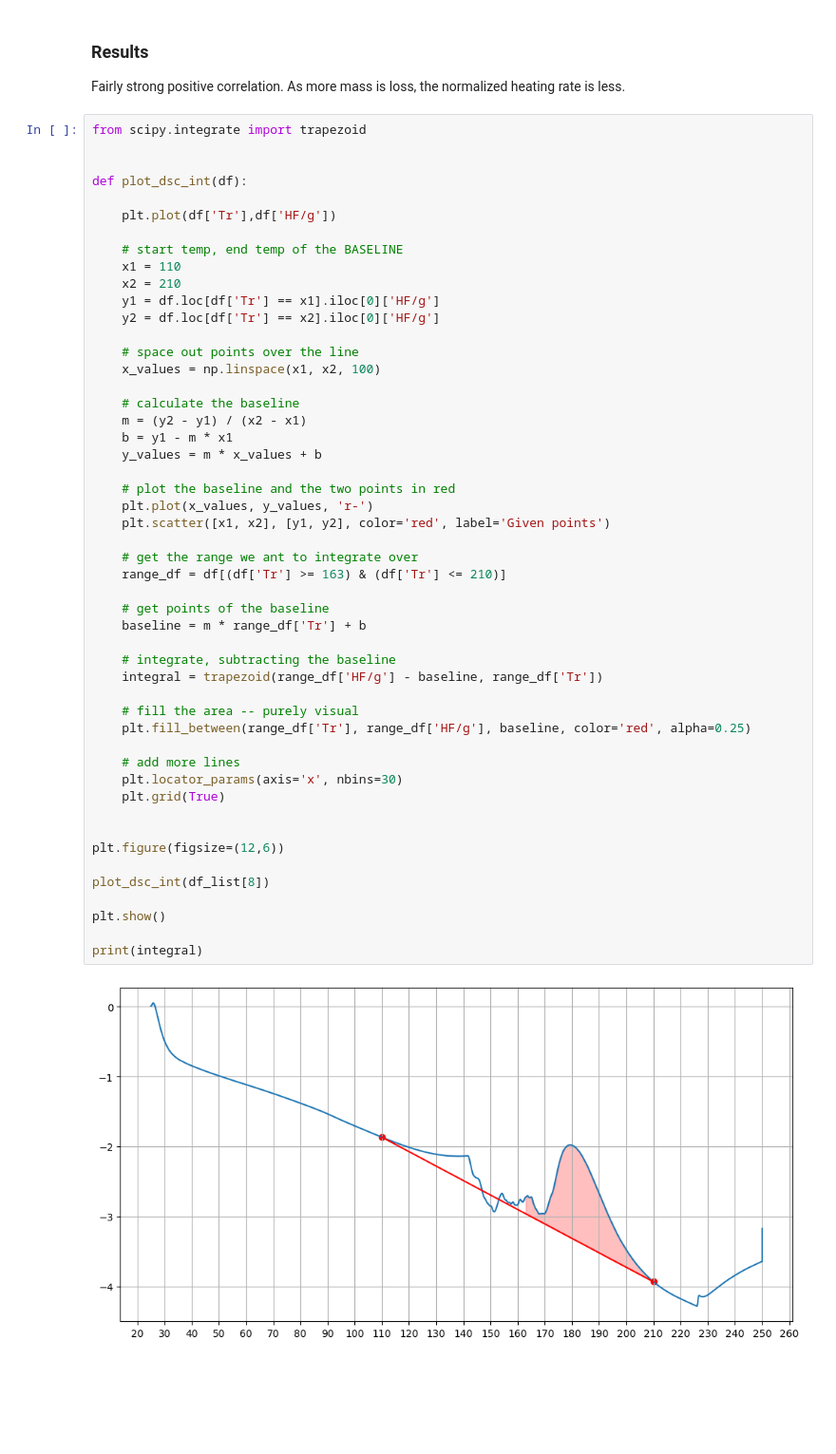
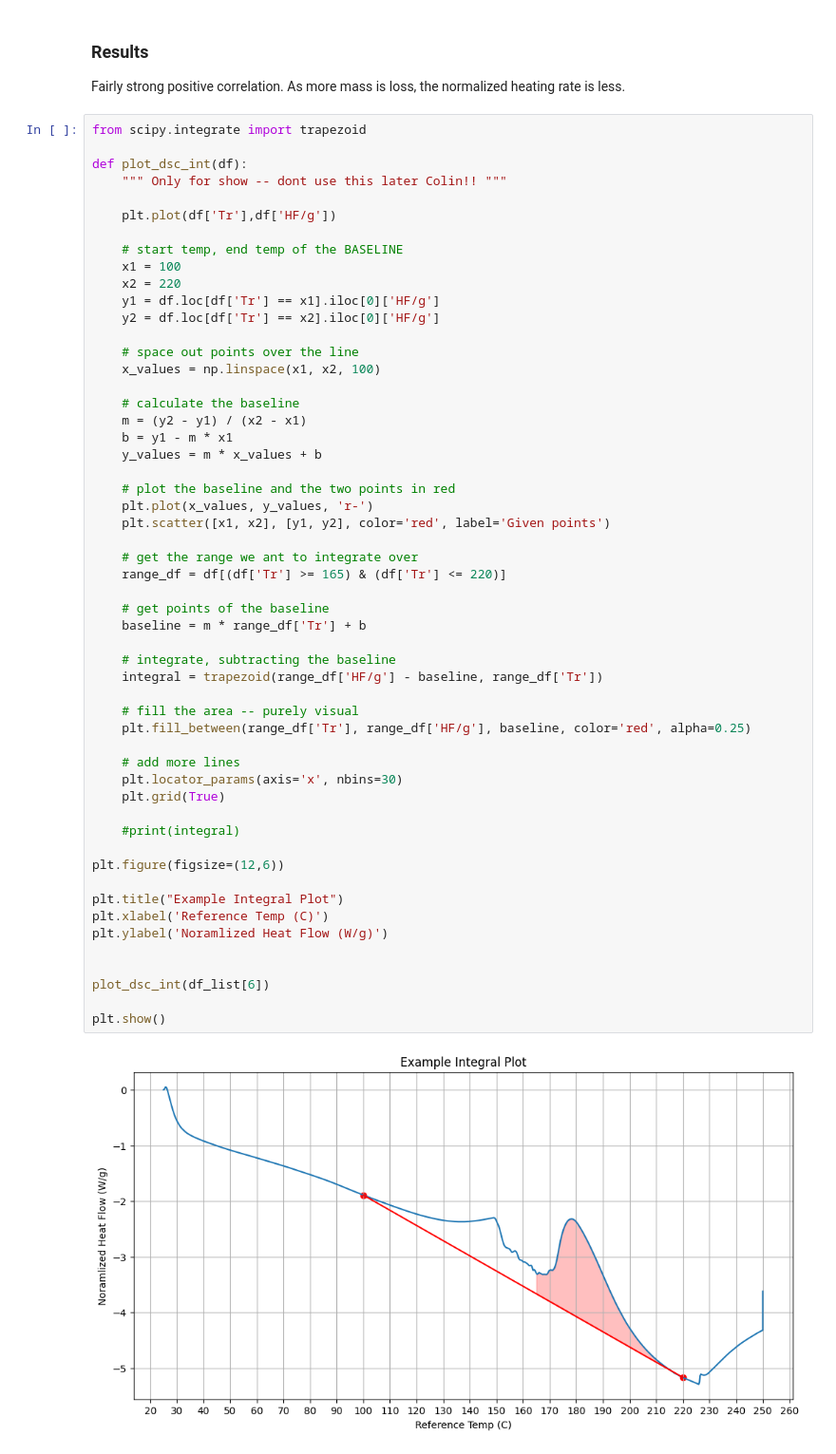
Before and after one commit to colinjennings/Thermoset-DSC-SOP, a Jupyter notebook: consistency_experiments/plot_dsc_curves.ipynb, the cells around one changed output. Shown at 95% size. Saved outputs shown, nothing was run; the diff lists cells and outputs as text; blank space fills up the shorter version.

Commit message:
plotting stuff

```diff
--- a/consistency_experiments/plot_dsc_curves.ipynb
+++ b/consistency_experiments/plot_dsc_curves.ipynb
@@ -193,14 +230,14 @@ Fairly strong positive correlation. As more mass is loss, the normalized heating
 # %%
 from scipy.integrate import trapezoid
 
-
 def plot_dsc_int(df):
+    """ Only for show -- dont use this later Colin!! """
 
     plt.plot(df['Tr'],df['HF/g'])
 
     # start temp, end temp of the BASELINE
-    x1 = 110
-    x2 = 210
+    x1 = 100
+    x2 = 220
     y1 = df.loc[df['Tr'] == x1].iloc[0]['HF/g']
     y2 = df.loc[df['Tr'] == x2].iloc[0]['HF/g']
 
@@ -210,35 +247,39 @@ def plot_dsc_int(df):
     # calculate the baseline
     m = (y2 - y1) / (x2 - x1)
     b = y1 - m * x1
     y_values = m * x_values + b
 
     # plot the baseline and the two points in red
     plt.plot(x_values, y_values, 'r-')
     plt.scatter([x1, x2], [y1, y2], color='red', label='Given points')
 
     # get the range we ant to integrate over
-    range_df = df[(df['Tr'] >= 163) & (df['Tr'] <= 210)]
+    range_df = df[(df['Tr'] >= 165) & (df['Tr'] <= 220)]
 
     # get points of the baseline
     baseline = m * range_df['Tr'] + b
 
     # integrate, subtracting the baseline
     integral = trapezoid(range_df['HF/g'] - baseline, range_df['Tr'])
 
     # fill the area -- purely visual
     plt.fill_between(range_df['Tr'], range_df['HF/g'], baseline, color='red', alpha=0.25)
 
     # add more lines
     plt.locator_params(axis='x', nbins=30)
     plt.grid(True)
 
+    #print(integral)
 
 plt.figure(figsize=(12,6))
 
-plot_dsc_int(df_list[8])
+plt.title("Example Integral Plot")
+plt.xlabel('Reference Temp (C)')
+plt.ylabel('Noramlized Heat Flow (W/g)')
+
+
+plot_dsc_int(df_list[6])
 
 plt.show()
-
-print(integral)
 # %% [output]
-[figure, old version]
+[figure, new version]
```
Also changed, not shown: parts of 14 cells of this notebook.
